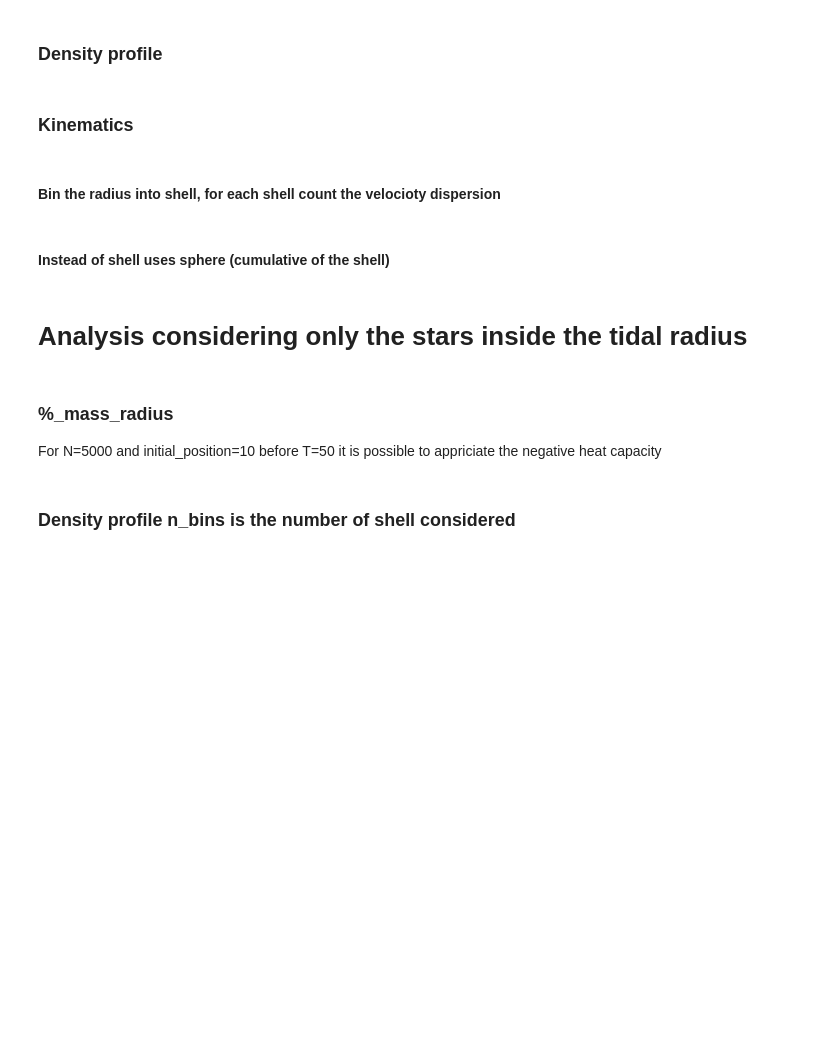
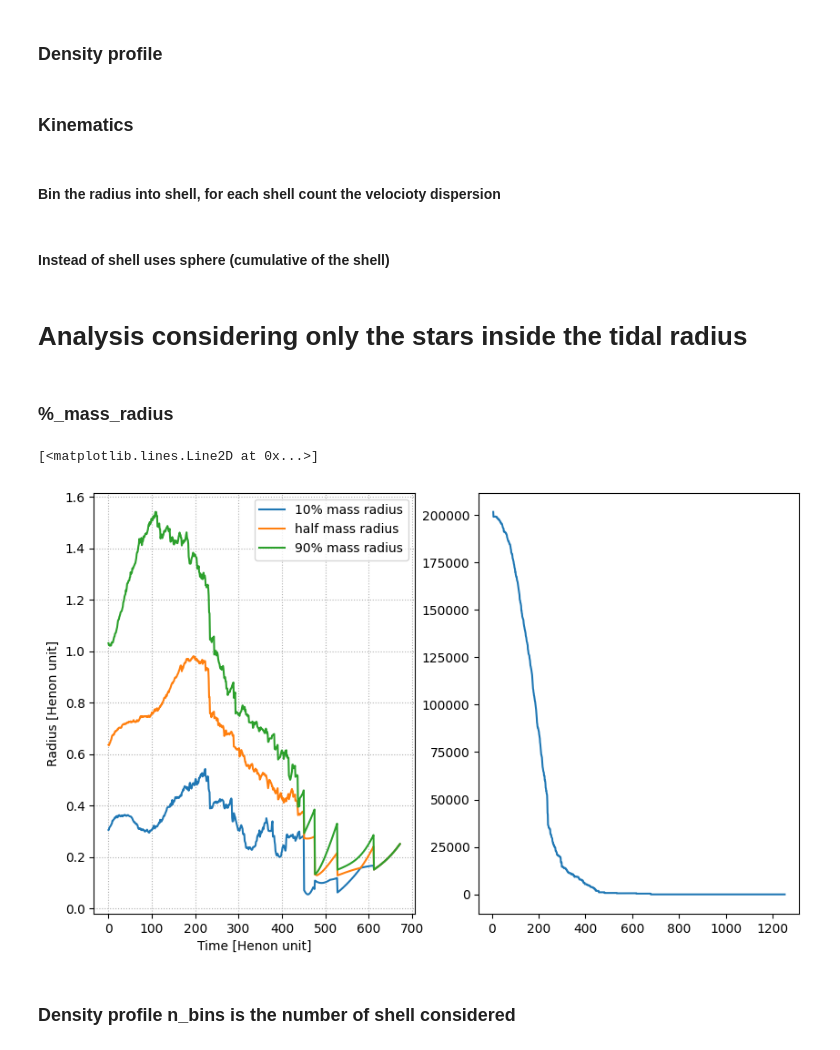
Before and after one commit to Berto70/pod_compastro23, a Jupyter notebook: Project/Analysis.ipynb, the cells around one changed output. Saved outputs shown, nothing was run; the diff lists cells and outputs as text; code cells hidden in the pictures; blank space fills up the shorter version.

Commit message:
Before cleaning

```diff
--- a/Project/Analysis.ipynb
+++ b/Project/Analysis.ipynb
@@ -4,6 +4,7 @@ import numpy.typing as npt
 from matplotlib import pyplot as plt, animation as animation, ticker as mticker
 from matplotlib.pyplot import cm
 import matplotlib as mpl
+plt.rcParams.update({'font.size': 10})
 from matplotlib.patches import Ellipse, Circle
 import matplotlib.transforms as transforms
 import pandas as pd
@@ -58,14 +64,15 @@ def cyl_coord(vel):
 N = 1000
 initial_position = 10    #pos del
 M_G = 1e3    # mass of the galaxy
-e=0.5
+e=0.0
 t=0.01
-semi_major_axis = np.sqrt( initial_position/(1-e**2)  )
+semi_major_axis = initial_position/(1-e)
 data = np.load(f'Orbit/Galactic_FoR/{N}_InitialPos_{initial_position}_e_{e}_t_{t}.npy')
 position = data[:, :, :3]
 velocity = data[:, :, 3:6]
 mass = data[:, :, 6]
-# energy = data[:, :, 7]
+energy = data[:, 0, 7]
+potential_energy = data[:, :, 8]
 
 # # data from mmultiple run
 # N = 1000
@@ -398,37 +405,55 @@ for k, time in enumerate([0, 1, 2, 5, 7, 10, 25, 50]):
 # Analysis considering only the stars inside the tidal radius
 # %% [markdown]
 ### %_mass_radius
-For N=5000 and initial_position=10 before T=50 it is possible to appriciate the negative heat capacity
 # %%
 position_comFoR = np.zeros_like(position)
 for i in range(len(position)):
     position_comFoR[i] = position[i] - np.array(com_history[i])
 
 
 tenperc_mass_radius = []
 half_mass_radius = []
 ninethyperc_mass_radius = []
+virial_condition = []
 
-for time in range(int(len(position_comFoR))):
+for time in range( 6, int(len(position_comFoR))-6, 1):
     position_comFoR_flagged = position_comFoR[time][flag_history[time]]
     N_flagged = len(position_comFoR_flagged)
     current_radius = np.linalg.norm(position_comFoR[time], axis=1)
     sorted_radius = sorted(current_radius)
     tenperc_mass_radius.append(sorted_radius[int(N_flagged/10)])
     half_mass_radius.append(sorted_radius[int(N_flagged/2)])
     ninethyperc_mass_radius.append(sorted_radius[int(9*N_flagged/10)])
+    # virial_condition.append(2*np.sum(0.5* np.linalg.norm(velocity[time][flag_history[time]], axis=1)**2)  - np.sum(potential_energy[time][flag_history[time]] + M_G/np.linalg.norm(position[time][flag_history[time]], axis=1)  ))
+    mean_kin = 0
+    mean_pot = 0
+    for t in range(time-5, time+5):
+        mean_kin += np.sum(0.5* np.linalg.norm(velocity[time][flag_history[time]], axis=1)**2)
+        mean_pot += np.sum(potential_energy[time][flag_history[time]] + M_G/np.linalg.norm(position[time][flag_history[time]], axis=1))
+    mean_kin = mean_kin/10
+    mean_pot = mean_pot/10
+    virial_condition.append(2*mean_kin + mean_pot)
+
+
 fig = plt.figure(figsize=(10, 6))
-ax = fig.add_subplot()
+ax = fig.add_subplot(1, 2, 1)
 ax.plot(tenperc_mass_radius, label='10% mass radius')
 ax.plot(half_mass_radius, label='half mass radius')
 ax.plot(ninethyperc_mass_radius, label='90% mass radius')
 
 ax.legend()
 ax.grid(linestyle='dotted')
 ax.set_xlabel('Time [Henon unit]')
 ax.set_ylabel('Radius [Henon unit]')
+
+
+ax = fig.add_subplot(1, 2, 2)
+ax.plot(range( 6, int(len(position_comFoR))-6, 1), virial_condition)
 # ax.set_xlim((0, 60))
 # ax.set_ylim((0, 2))
+# %% [output]
+[<matplotlib.lines.Line2D at 0x...>]
+[figure, added]
 # %% [markdown]
 ### Density profile n_bins is the number of shell considered
 # %%
```
Also changed, not shown: parts of 37 cells of this notebook.
